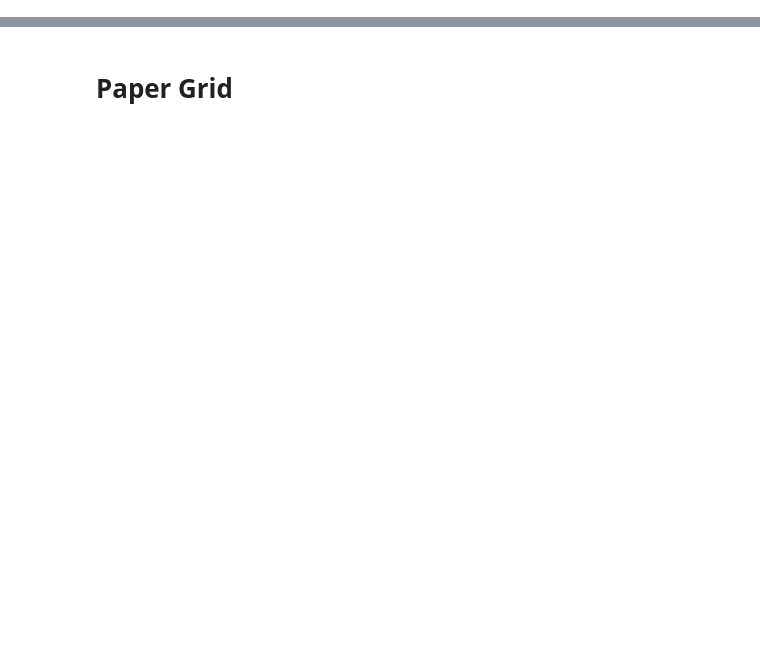
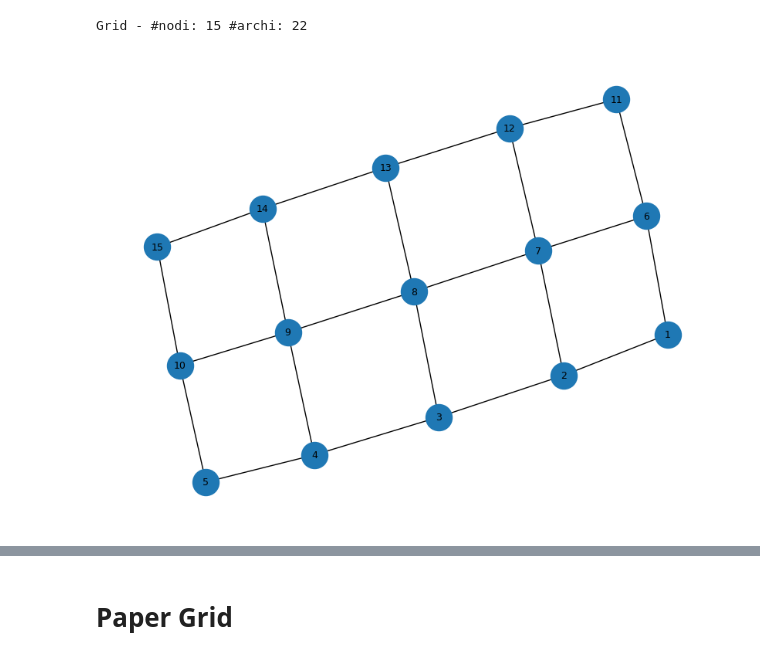
Before and after one commit to Project-Hindenburg/hico, a Jupyter notebook: notebooks/dirichlet.ipynb, the cells around one changed output, grey strips where cells are left out. Saved outputs shown, nothing was run; the diff lists cells and outputs as text; code cells hidden in the pictures; blank space fills up the shorter version.

```diff
--- a/notebooks/dirichlet.ipynb
+++ b/notebooks/dirichlet.ipynb
@@ -20,3 +20,31 @@ from utils import (
     compute_rule_following_accuracy_over_records,
 
     )
+# %%
+EMB_DIR     = Path("../embeddings/numbers/grid_numbers")
+VOCAB_PATH  = Path("../data/number_ids.txt")
+STRUCT_PATH = Path("../data/one_random_walk/grid_numbers/grid_structure.txt")
+
+
+
+hp_grid = Plotter(
+    VOCAB_PATH,
+    STRUCT_PATH,
+    EMB_DIR)
+# %%
+
+G = load_graph_from_txt(STRUCT_PATH, kind="grid")
+print("Grid - #nodi:", G.number_of_nodes(), "#archi:", G.number_of_edges())
+
+plt.figure(figsize=(8, 6))
+pos = nx.spring_layout(G, seed=0)
+nx.draw(
+    G, pos,
+    with_labels=True,
+    node_size=600,
+    font_size=9
+)
+plt.show()
+# %% [output]
+Grid - #nodi: 15 #archi: 22
+[figure, added]
```
Also changed, not shown: parts of 14 cells of this notebook, 24 other files.
